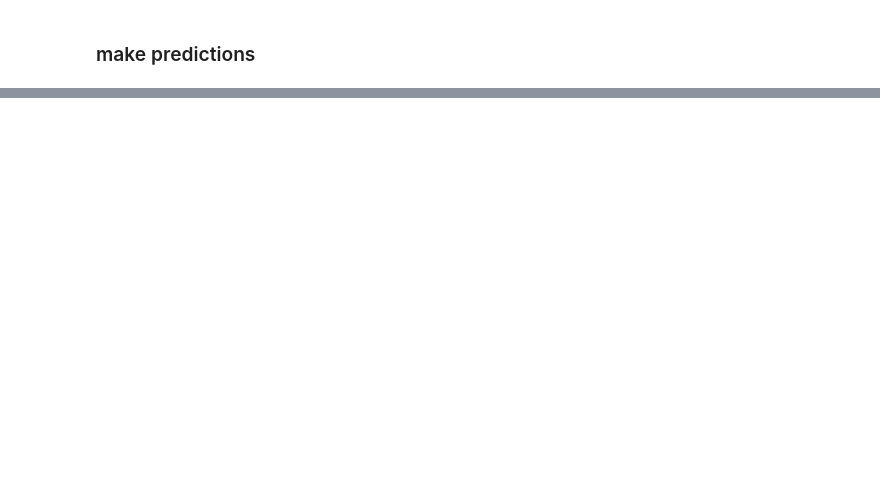
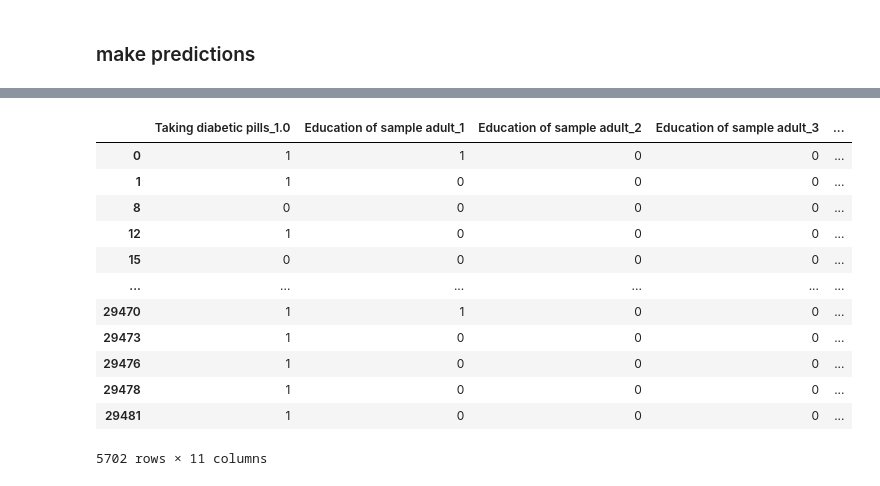
Before and after one commit to amyylin1/Drops_of_Jupyter, a Jupyter notebook: cleaned2.ipynb, the cells around one changed output, grey strips where cells are left out. Cells and saved outputs as stored; diff of their text form; code cells hidden in the pictures; blank space fills up the shorter version.

```diff
--- a/cleaned2.ipynb
+++ b/cleaned2.ipynb
@@ -241,0 +318,4 @@ balanced_accuracy_score(y_test, y_pred)
+# %%
+# a new df
+clean_df7 = clean_df2.loc[:, ['Taking diabetic pills', 'Education of sample adult'] ]
+clean_df7
@@ -241,0 +336,4 @@ balanced_accuracy_score(y_test, y_pred)
+# %%
+# drop any null value
+clean_df8 = clean_df7.dropna()
+clean_df8
@@ -241,0 +354,5 @@ balanced_accuracy_score(y_test, y_pred)
+# %%
+# convert categorical variables into indicators
+clean_df9 = pd.get_dummies(clean_df8, columns=['Taking diabetic pills',
+                                               'Education of sample adult'])
+clean_df9
@@ -241,0 +373,22 @@ balanced_accuracy_score(y_test, y_pred)
+# %%
+# drop extraneous col.s
+clean_df10 = clean_df9.drop(columns={'Taking diabetic pills_2.0',
+                                     'Taking diabetic pills_7.0',
+                                     'Taking diabetic pills_9.0',
+                                     'Education of sample adult_97',
+                                     'Education of sample adult_99'})
+clean_df10
+# %% [output]
+|  | Taking diabetic pills_1.0 | Education of sample adult_1 | Education of sample adult_2 | Education of sample adult_3 | ... |
+| 0 | 1 | 1 | 0 | 0 | ... |
+| 1 | 1 | 0 | 0 | 0 | ... |
+| 8 | 0 | 0 | 0 | 0 | ... |
+| 12 | 1 | 0 | 0 | 0 | ... |
+| 15 | 0 | 0 | 0 | 0 | ... |
+| ... | ... | ... | ... | ... | ... |
+| 29470 | 1 | 1 | 0 | 0 | ... |
+| 29473 | 1 | 0 | 0 | 0 | ... |
+| 29476 | 1 | 0 | 0 | 0 | ... |
+| 29478 | 1 | 0 | 0 | 0 | ... |
+| 29481 | 1 | 0 | 0 | 0 | ... |
+5702 rows × 11 columns
```
Also changed, not shown: parts of 50 cells of this notebook.
